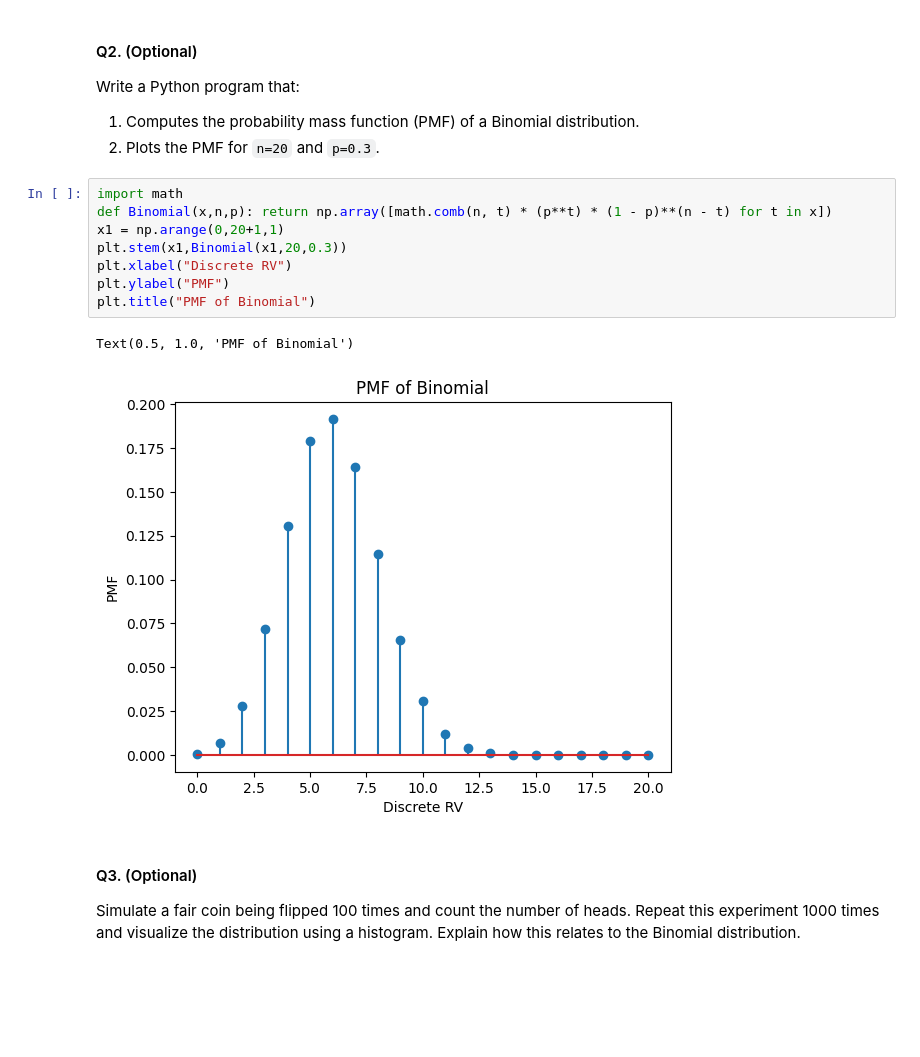
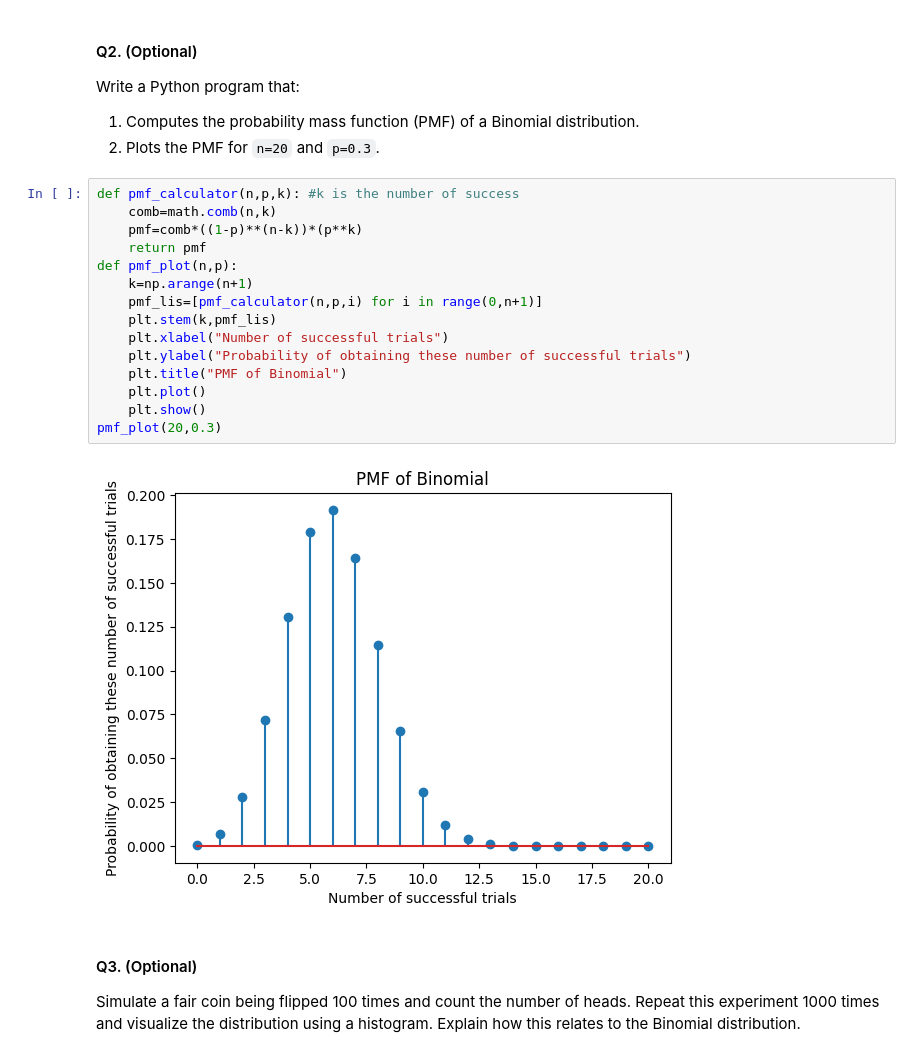
Before and after one commit to CH2344/Assignment-5-BMC-, a Jupyter notebook: Lab4_Random_Variables.ipynb, the cells around one changed output. Drawn from its saved outputs; the diff is of its cells as text; blank space fills up the shorter version.

```diff
--- a/Lab4_Random_Variables.ipynb
+++ b/Lab4_Random_Variables.ipynb
@@ -608,17 +608,23 @@ binomial_plot(10,0.5,1000)
 Write a Python program that:
 1. Computes the probability mass function (PMF) of a Binomial distribution.
 2. Plots the PMF for `n=20` and `p=0.3`.
-# %%
-import math
-def Binomial(x,n,p): return np.array([math.comb(n, t) * (p**t) * (1 - p)**(n - t) for t in x])
-x1 = np.arange(0,20+1,1)
-plt.stem(x1,Binomial(x1,20,0.3))
-plt.xlabel("Discrete RV")
-plt.ylabel("PMF")
-plt.title("PMF of Binomial")
-# %% [output]
-Text(0.5, 1.0, 'PMF of Binomial')
-[figure, removed]
+# %%
+def pmf_calculator(n,p,k): #k is the number of success
+    comb=math.comb(n,k)
+    pmf=comb*((1-p)**(n-k))*(p**k)
+    return pmf
+def pmf_plot(n,p):
+    k=np.arange(n+1)
+    pmf_lis=[pmf_calculator(n,p,i) for i in range(0,n+1)]
+    plt.stem(k,pmf_lis)
+    plt.xlabel("Number of successful trials")
+    plt.ylabel("Probability of obtaining these number of successful trials")
+    plt.title("PMF of Binomial")
+    plt.plot()
+    plt.show()
+pmf_plot(20,0.3)
+# %% [output]
+[figure, added]
 # %% [markdown]
 #### Q3. (Optional)
 Simulate a fair coin being flipped 100 times and count the number of heads. Repeat this experiment 1000 times and visualize the distribution using a histogram. Explain how this relates to the Binomial distribution.
```
Also changed, not shown: parts of 38 cells of this notebook.
